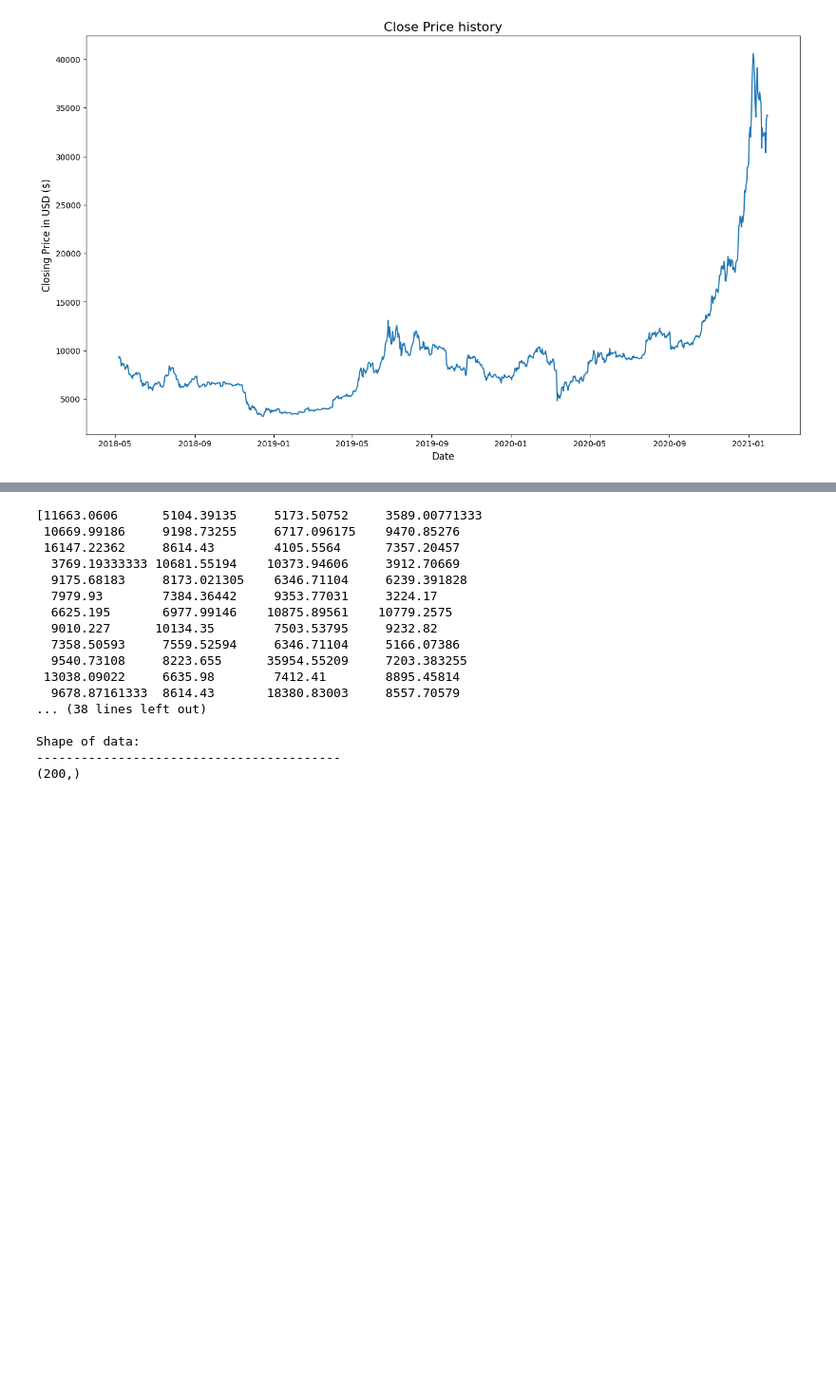
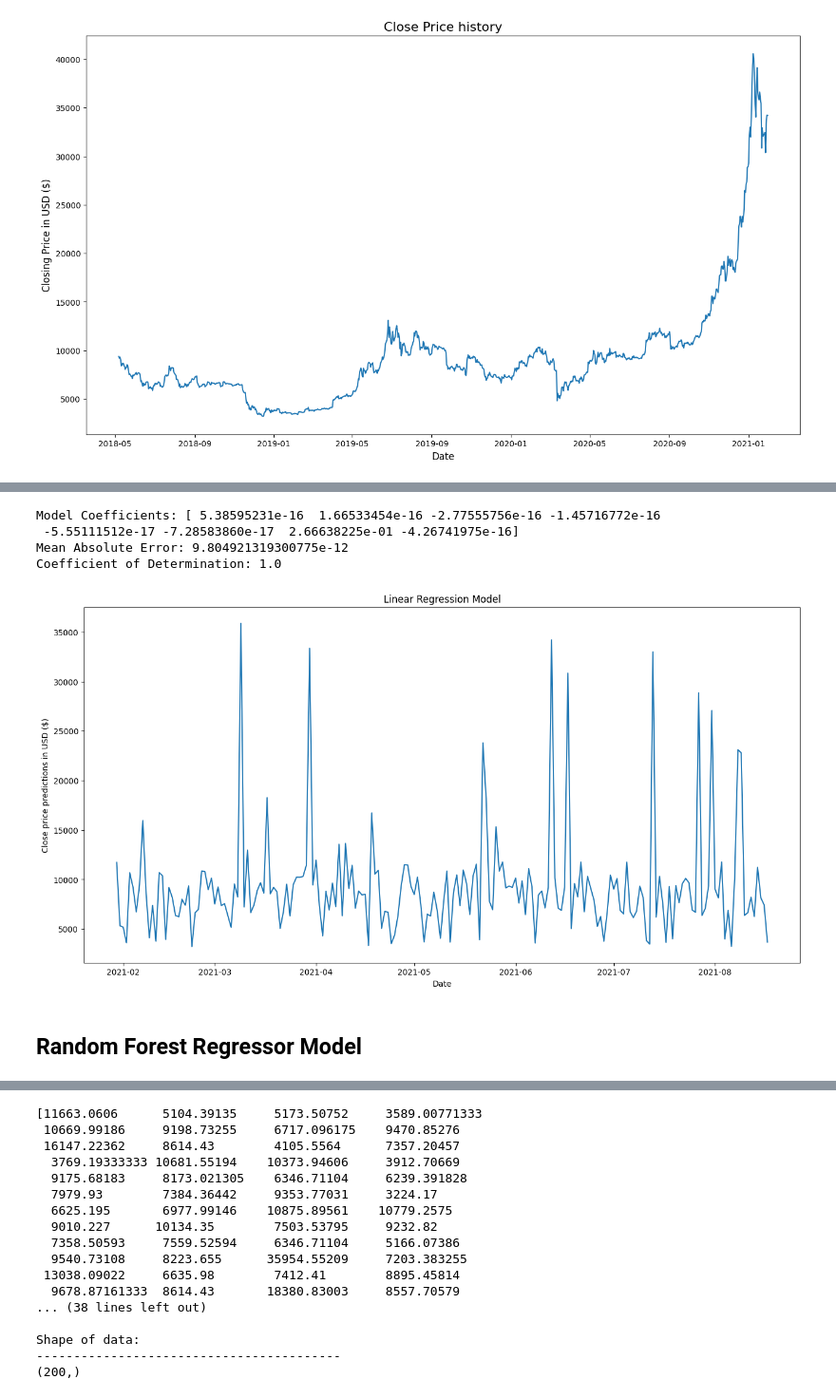
Before and after one commit to RompfRobert/Machine_Learning_and_Deep_Learning, a Jupyter notebook: MIB_Non-Neural_Machine_Learning/08_Assignement/rrompf_assignement.ipynb, the cells around one changed output, grey strips where cells are left out. Shown at 95% size. Saved outputs shown, nothing was run; the diff lists cells and outputs as text; code cells hidden in the pictures; blank space fills up the shorter version.

```diff
--- a/MIB_Non-Neural_Machine_Learning/08_Assignement/rrompf_assignement.ipynb
+++ b/MIB_Non-Neural_Machine_Learning/08_Assignement/rrompf_assignement.ipynb
@@ -116,0 +117,7 @@ x_train, x_test, y_train, y_test = train_test_split(x, y, test_size = .2,  rando
+# %%
+# set the X and the Y to train and test data
+x = df.loc[:, df.columns != 'close_USD']
+y = df['close_USD']
+
+# splitting the datasets into training and testing
+X_train, X_test, y_train, y_test = train_test_split(x, y, shuffle=True, train_size=0.2, random_state=random_seed)
@@ -116,0 +158,35 @@ x_train, x_test, y_train, y_test = train_test_split(x, y, test_size = .2,  rando
+# %%
+# Create Regression Model
+model = LinearRegression()
+
+# Train the model
+model.fit(X_train, y_train)
+
+# Use model to make predictions
+y_pred = model.predict(X_test)
+# %%
+# Print out relevant metrics
+print("Model Coefficients:", model.coef_)
+print("Mean Absolute Error:", metrics.mean_absolute_error(y_test, y_pred))
+print("Coefficient of Determination:", metrics.r2_score(y_test, y_pred))
+# %% [output]
+Model Coefficients: [ 5.38595231e-16  1.66533454e-16 -2.77555756e-16 -1.45716772e-16
+ -5.55111512e-17 -7.28583860e-17  2.66638225e-01 -4.26741975e-16]
+Mean Absolute Error: 9.804921319300775e-12
+Coefficient of Determination: 1.0
+# %%
+# Load the data into a Dataframe and visualize
+predictions_lr = pd.DataFrame({"Predictions": y_pred}, index=pd.date_range(start=df.index[-1], periods=len(y_pred), freq="D"))
+predictions_lr.index.name = 'date'
+# %%
+# Visualize the prediction data
+plt.figure(figsize=(16,8))
+plt.title('Linear Regression Model')
+plt.xlabel('Date')
+plt.ylabel('Close price predictions in USD ($)')
+plt.plot(predictions_lr[:200])
+plt.show()
+# %% [output]
+[figure, added]
+# %% [markdown]
+## Random Forest Regressor Model
```
Also changed, not shown: parts of 22 cells of this notebook, 1 other file.
